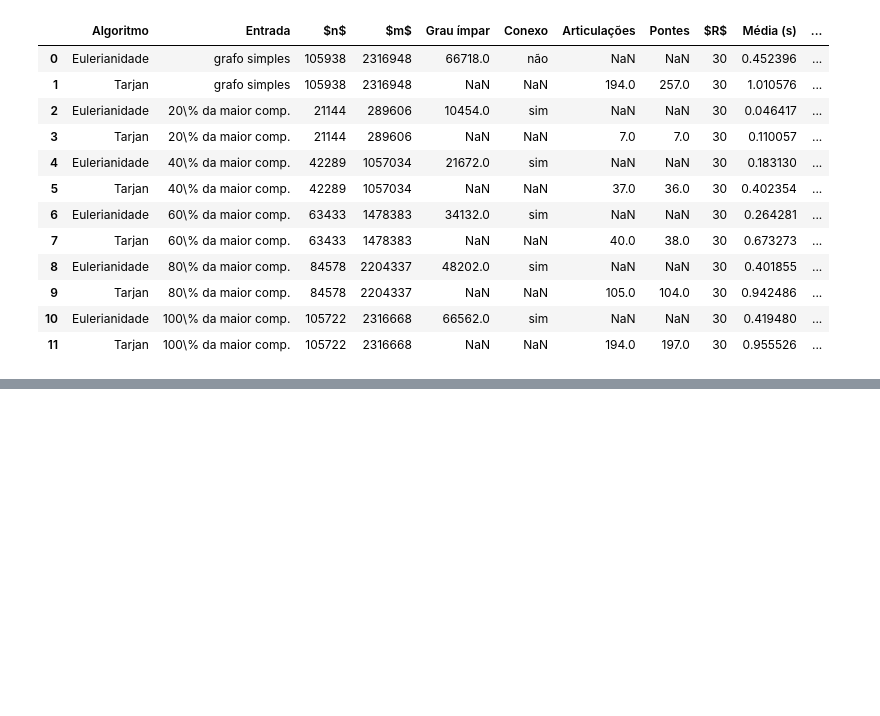
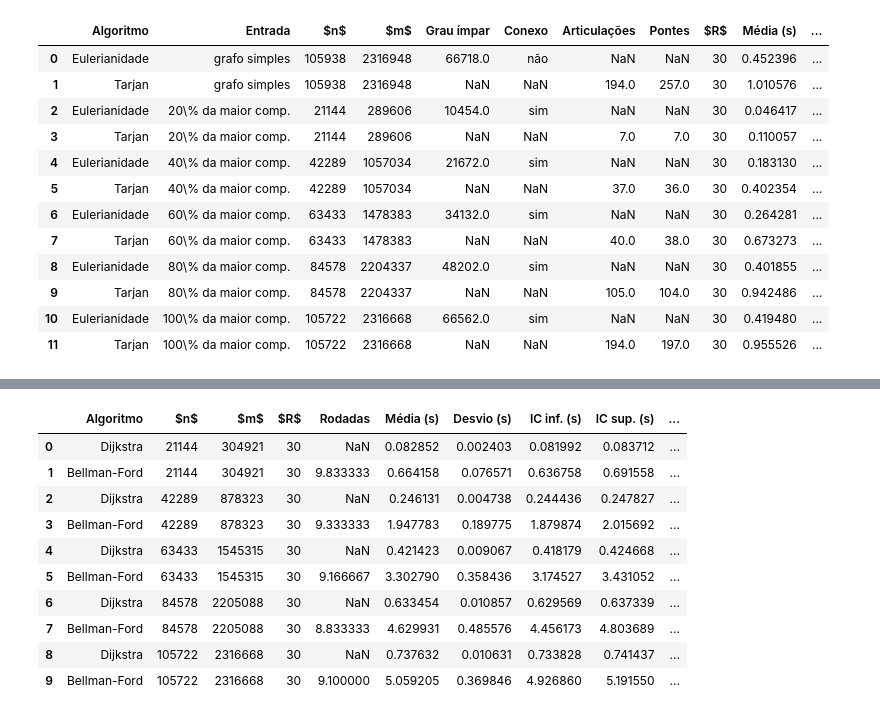
Before and after one commit to Augustocfq/snap-flickr-MATA53, a Jupyter notebook: main.ipynb, the cells around one changed output, grey strips where cells are left out. Drawn from its saved outputs; the diff is of its cells as text; code cells hidden in the pictures; blank space fills up the shorter version.

```diff
--- a/main.ipynb
+++ b/main.ipynb
@@ -794,0 +860,19 @@ times_table
+# %%
+def measure_shortest_paths() -> list[dict]:
+    records = []
+    for k, subgraph_edges in subgraphs:
+        subgraph_adjacency = build_weighted_adjacency(k, subgraph_edges)
+        sources = iter(rng.integers(k, size=REPETITIONS + 1).tolist())
+        record = measure_time("Dijkstra", f"{k} vértices", lambda: dijkstra(subgraph_adjacency, next(sources)), REPETITIONS)
+        records.append(record | {"n": k, "m": len(subgraph_edges)})
+        sources = iter(rng.integers(k, size=REPETITIONS + 1).tolist())
+        rounds = []
+        record = measure_time(
+            "Bellman-Ford", f"{k} vértices",
+            lambda: rounds.append(bellman_ford(subgraph_adjacency, next(sources))[1]), REPETITIONS,
+        )
+        records.append(record | {"n": k, "m": len(subgraph_edges), "rounds": np.mean(rounds[1:])})
+    return records
+
+
+times = pd.DataFrame(cached("tempos_caminhos", measure_shortest_paths))
@@ -794,0 +883,25 @@ times_table
+# %%
+times["hours_without_early_stop"] = (times["n"] - 1) * times["mean"] / times["rounds"] / 3600
+columns = {
+    "algorithm": "Algoritmo", "n": "$n$", "m": "$m$", "repetitions": "$R$", "rounds": "Rodadas",
+    "mean": "Média (s)", "deviation": "Desvio (s)", "ci_lower": "IC inf. (s)", "ci_upper": "IC sup. (s)",
+    "distribution": "Distribuição", "hours_without_early_stop": "Sem parada (h)",
+}
+estimates = ["Rodadas", "Sem parada (h)"]
+times_table = times[list(columns)].rename(columns=columns)
+times_table.style.format(thousands=".", decimal=",", precision=4).format(
+    subset=estimates, thousands=".", decimal=",", precision=1, na_rep="--"
+).hide(axis="index").to_latex(TABLES_DIR / "tempos_caminhos.tex", hrules=True)
+times_table
+# %% [output]
+|  | Algoritmo | $n$ | $m$ | $R$ | Rodadas | Média (s) | Desvio (s) | IC inf. (s) | IC sup. (s) | ... |
+| 0 | Dijkstra | 21144 | 304921 | 30 | NaN | 0.082852 | 0.002403 | 0.081992 | 0.083712 | ... |
+| 1 | Bellman-Ford | 21144 | 304921 | 30 | 9.833333 | 0.664158 | 0.076571 | 0.636758 | 0.691558 | ... |
+| 2 | Dijkstra | 42289 | 878323 | 30 | NaN | 0.246131 | 0.004738 | 0.244436 | 0.247827 | ... |
+| 3 | Bellman-Ford | 42289 | 878323 | 30 | 9.333333 | 1.947783 | 0.189775 | 1.879874 | 2.015692 | ... |
+| 4 | Dijkstra | 63433 | 1545315 | 30 | NaN | 0.421423 | 0.009067 | 0.418179 | 0.424668 | ... |
+| 5 | Bellman-Ford | 63433 | 1545315 | 30 | 9.166667 | 3.302790 | 0.358436 | 3.174527 | 3.431052 | ... |
+| 6 | Dijkstra | 84578 | 2205088 | 30 | NaN | 0.633454 | 0.010857 | 0.629569 | 0.637339 | ... |
+| 7 | Bellman-Ford | 84578 | 2205088 | 30 | 8.833333 | 4.629931 | 0.485576 | 4.456173 | 4.803689 | ... |
+| 8 | Dijkstra | 105722 | 2316668 | 30 | NaN | 0.737632 | 0.010631 | 0.733828 | 0.741437 | ... |
+| 9 | Bellman-Ford | 105722 | 2316668 | 30 | 9.100000 | 5.059205 | 0.369846 | 4.926860 | 5.191550 | ... |
```
Also changed, not shown: parts of 13 cells of this notebook, 5 other files.
